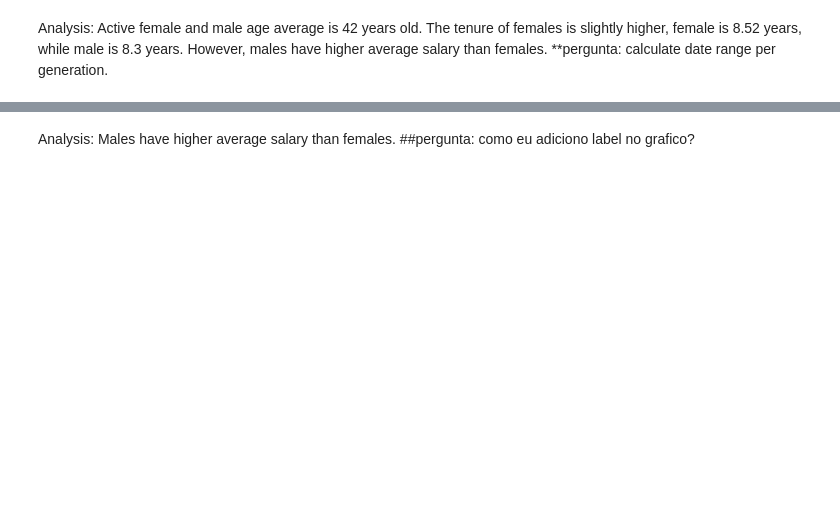
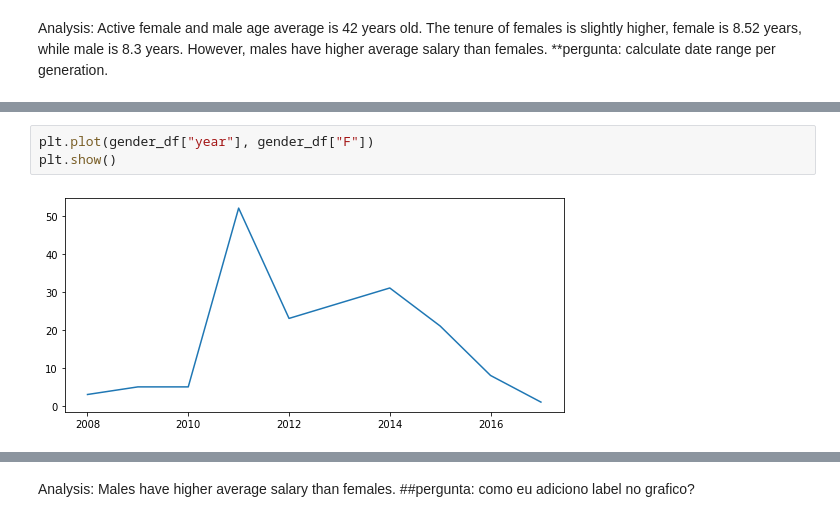
Before and after one commit to rossettifla/HRPythonproject, a Jupyter notebook: Genderdifferencesproject.ipynb, the cells around one changed output, grey strips where cells are left out. Saved outputs shown, nothing was run; the diff lists cells and outputs as text; blank space fills up the shorter version.

```diff
--- a/Genderdifferencesproject.ipynb
+++ b/Genderdifferencesproject.ipynb
@@ -223,3 +232,8 @@ df.groupby(['Sex','year']).Sex.agg(['count']).plot(legend=True)
+# %%
+plt.plot(gender_df["year"], gender_df["F"])
+plt.show()
+# %% [output]
+[figure, added]
 # %%
 # Define Data
 
```
Also changed, not shown: parts of 14 cells of this notebook.
